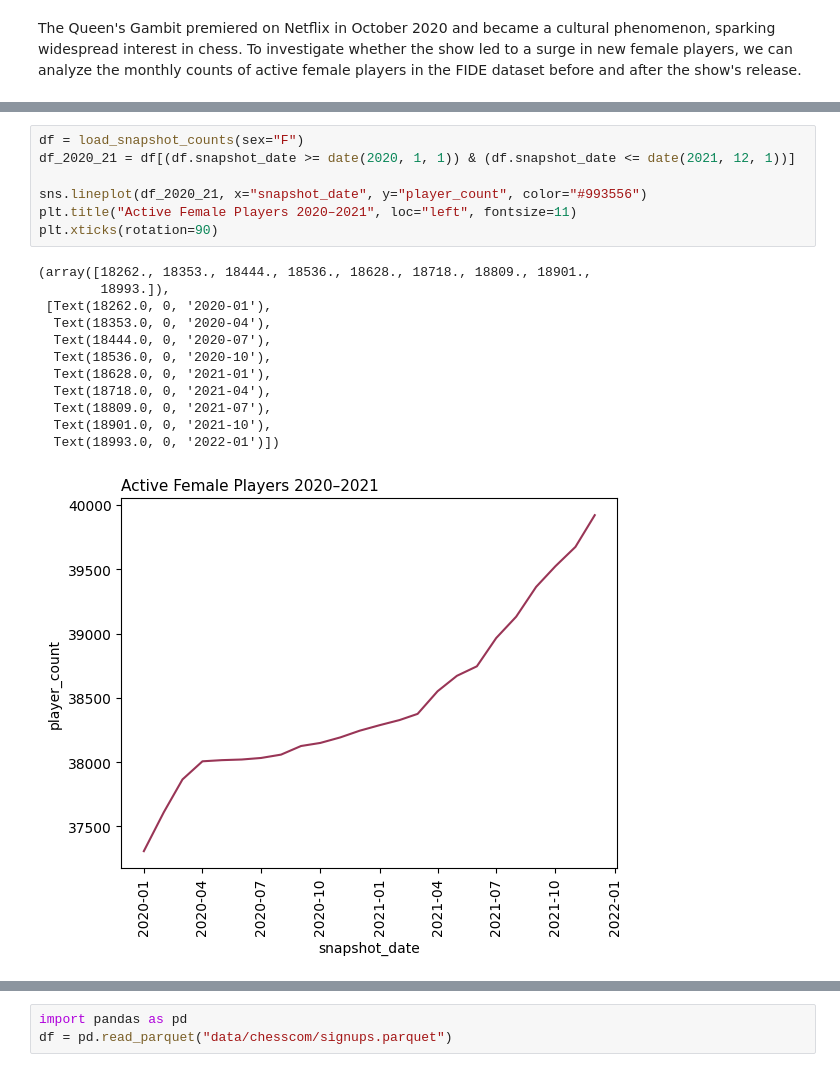
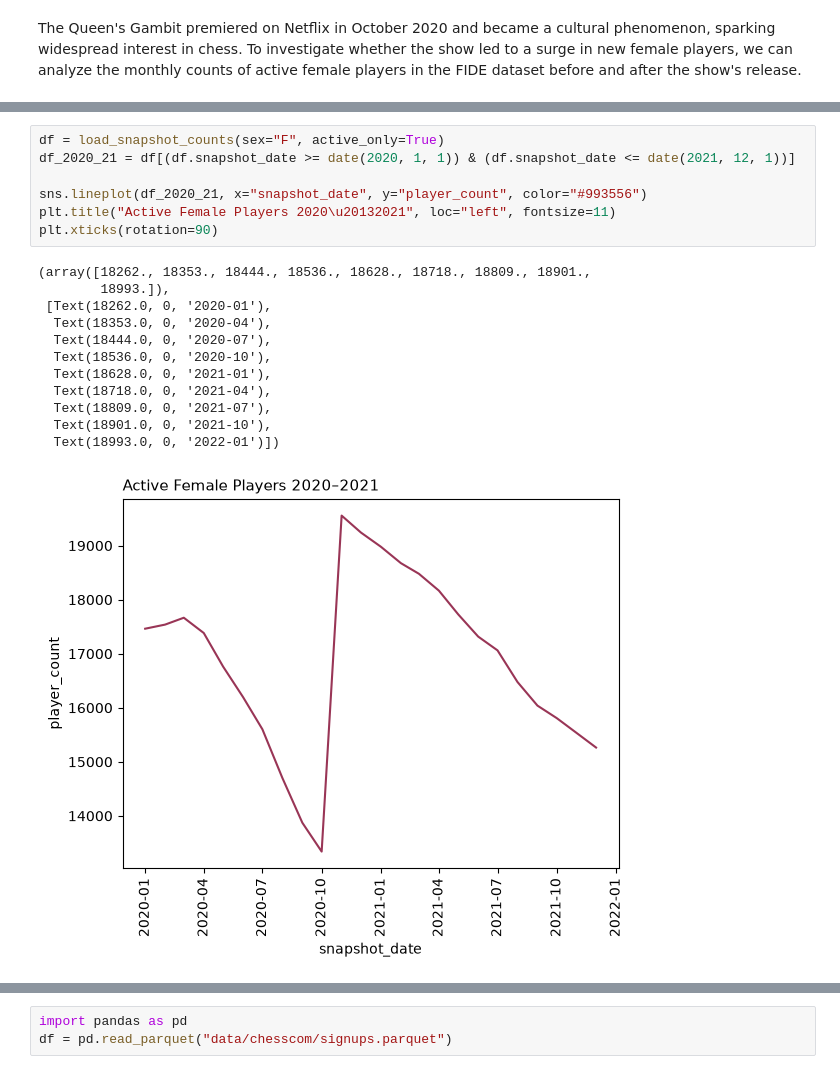
Before and after one commit to anp-exe/women-in-chess-analysis, a Jupyter notebook: analysis.ipynb, the cells around one changed output, grey strips where cells are left out. Saved outputs shown, nothing was run; the diff lists cells and outputs as text.

Commit message:
Fix holes in the math and update figures

```diff
--- a/analysis.ipynb
+++ b/analysis.ipynb
@@ -109,21 +130,21 @@ Text(0.0, 1.0, 'Active Female Players in 2021')
 # %%
-df = load_snapshot_counts(sex="F")
+df = load_snapshot_counts(sex="F", active_only=True)
 df_2020_21 = df[(df.snapshot_date >= date(2020, 1, 1)) & (df.snapshot_date <= date(2021, 12, 1))]
 
 sns.lineplot(df_2020_21, x="snapshot_date", y="player_count", color="#993556")
-plt.title("Active Female Players 2020–2021", loc="left", fontsize=11)
+plt.title("Active Female Players 2020\u20132021", loc="left", fontsize=11)
 plt.xticks(rotation=90)
 # %% [output]
 (array([18262., 18353., 18444., 18536., 18628., 18718., 18809., 18901.,
         18993.]),
  [Text(18262.0, 0, '2020-01'),
   Text(18353.0, 0, '2020-04'),
   Text(18444.0, 0, '2020-07'),
   Text(18536.0, 0, '2020-10'),
   Text(18628.0, 0, '2021-01'),
   Text(18718.0, 0, '2021-04'),
   Text(18809.0, 0, '2021-07'),
   Text(18901.0, 0, '2021-10'),
   Text(18993.0, 0, '2022-01')])
-[figure, old version]
+[figure, new version]
 # %%
```
Also changed, not shown: parts of 30 cells of this notebook, 40 other files.
